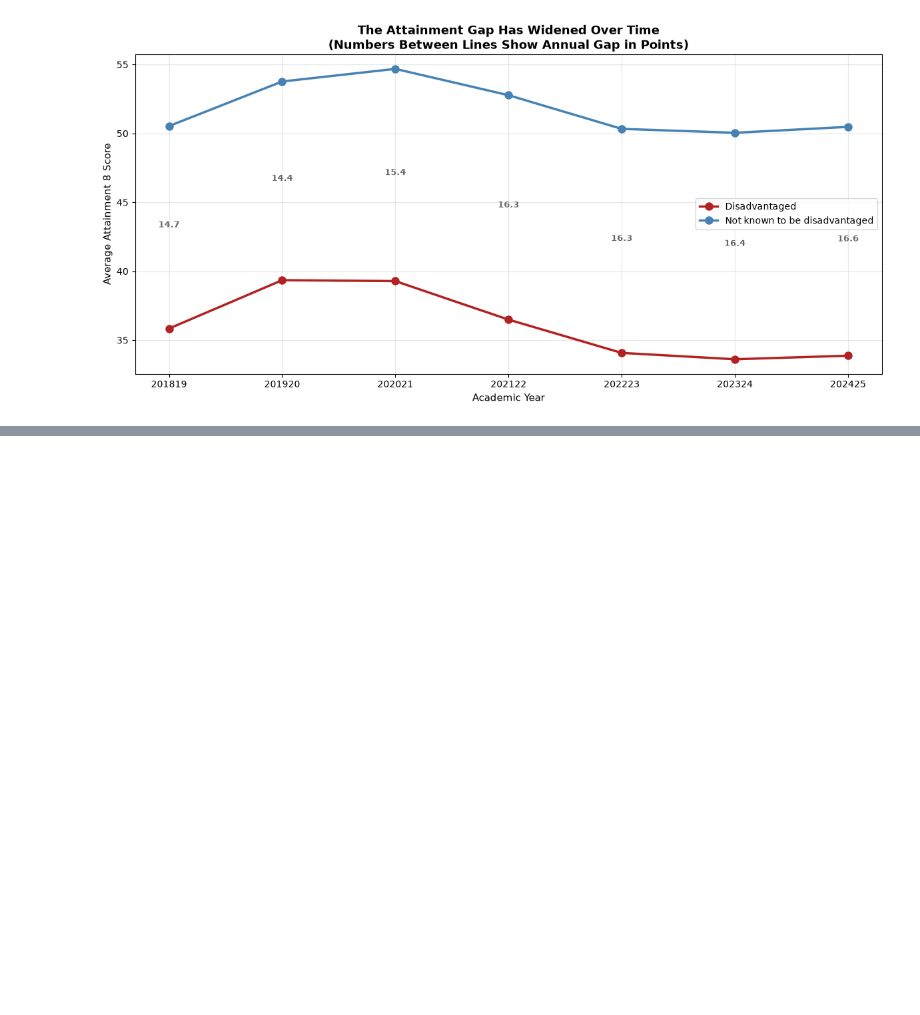
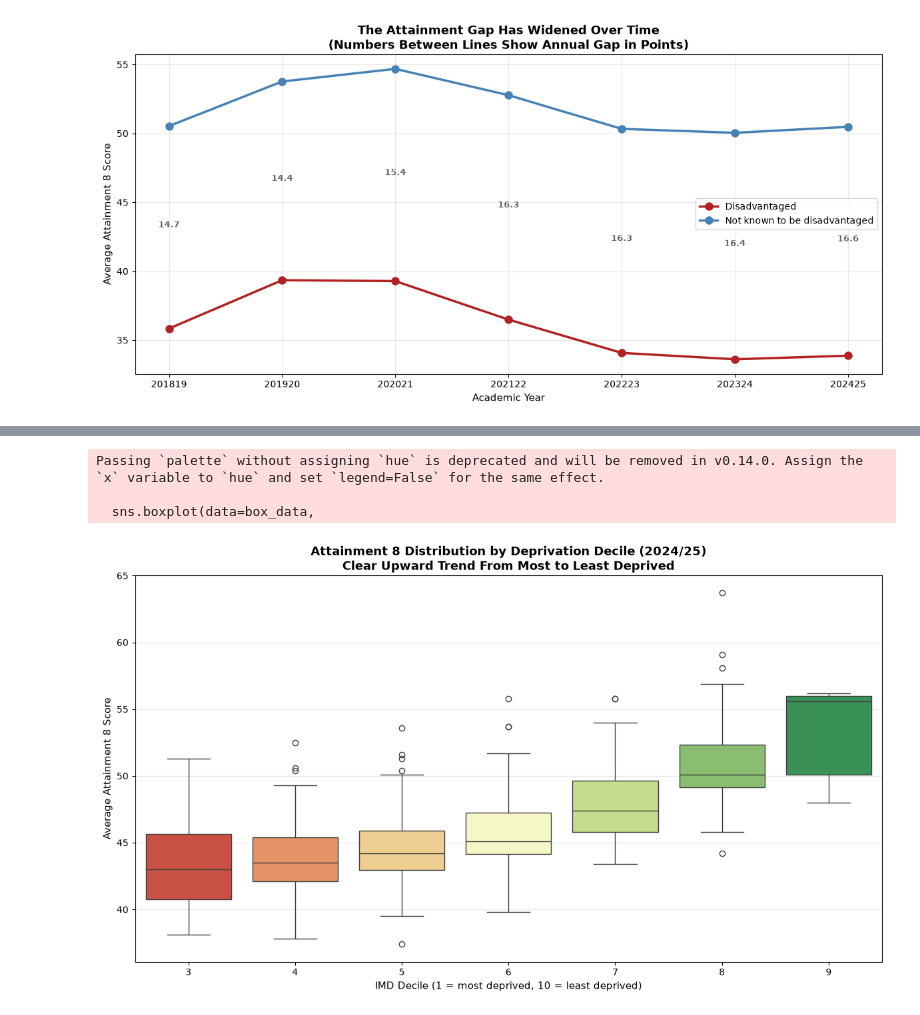
Before and after one commit to gaatma/education-deprivation-analysis, a Jupyter notebook: notebooks/01_analysis.ipynb, the cells around one changed output, grey strips where cells are left out. Cells and saved outputs as stored; diff of their text form; code cells hidden in the pictures; blank space fills up the shorter version.

```diff
--- a/notebooks/01_analysis.ipynb
+++ b/notebooks/01_analysis.ipynb
@@ -1135,0 +1171,35 @@ plt.show()
+# %%
+# Chart 4 — Box plot: Attainment 8 distribution by IMD decile
+# Shows the spread and median attainment within each deprivation level
+# Uses Seaborn (Good to Have requirement)
+
+box_data = merged_df_clean[
+    (merged_df_clean['time_period'] == 202425) &
+    (merged_df_clean['disadvantage_status'] == 'Total')
+].copy()
+
+# Round decile to nearest integer for cleaner grouping (since our aggregation produced floats)
+box_data['imd_decile_rounded'] = box_data['imd_decile'].round().astype(int)
+
+fig, ax = plt.subplots(figsize=(12, 7))
+
+sns.boxplot(data=box_data,
+            x='imd_decile_rounded',
+            y='attainment8_average',
+            palette='RdYlGn',
+            ax=ax)
+
+ax.set_xlabel('IMD Decile (1 = most deprived, 10 = least deprived)', fontsize=11)
+ax.set_ylabel('Average Attainment 8 Score', fontsize=11)
+ax.set_title('Attainment 8 Distribution by Deprivation Decile (2024/25)\nClear Upward Trend From Most to Least Deprived',
+             fontsize=13, fontweight='bold')
+ax.grid(True, axis='y', alpha=0.3)
+
+plt.tight_layout()
+plt.savefig('../outputs/chart4_box.png', dpi=150, bbox_inches='tight')
+plt.show()
+# %% [output]
+Passing `palette` without assigning `hue` is deprecated and will be removed in v0.14.0. Assign the `x` variable to `hue` and set `legend=False` for the same effect.
+
+  sns.boxplot(data=box_data,
+[figure, added]
```
Also changed, not shown: parts of 3 cells of this notebook, 4 other files.
